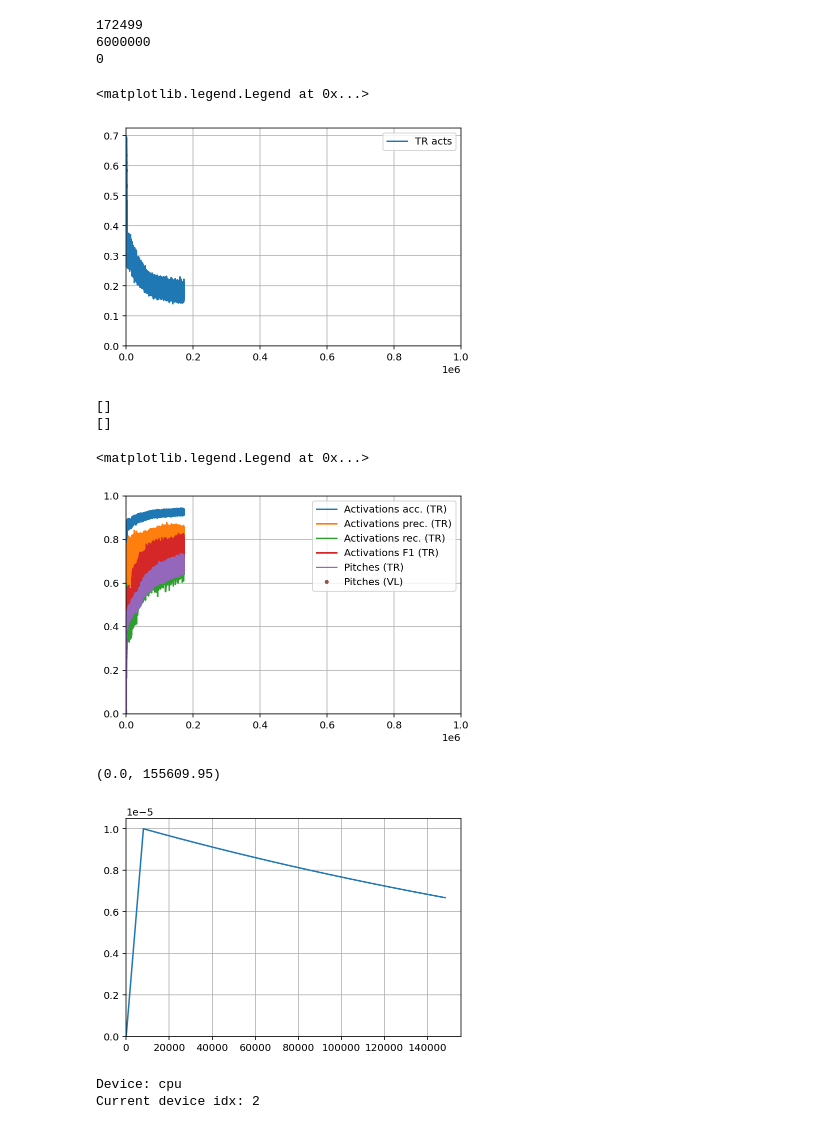
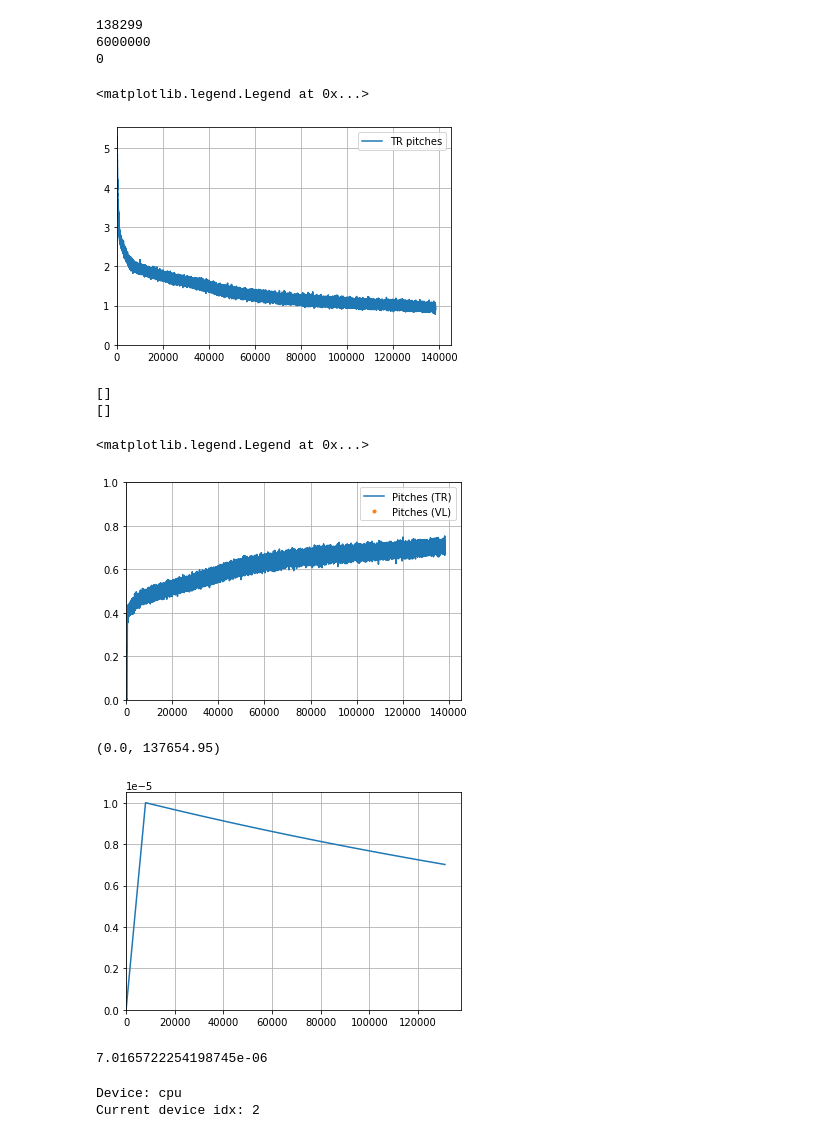
Before and after one commit to EmanueleCosenza/polyphemus, a Jupyter notebook: plot.ipynb, the cells around one changed output. Drawn from its saved outputs; the diff is of its cells as text; code cells hidden in the pictures.

```diff
--- a/plot.ipynb
+++ b/plot.ipynb
@@ -4,14 +4,14 @@ from matplotlib import pyplot as plt
 
 #checkpoint = torch.load('models/just_pitches_no_drums_warmup2')
 #checkpoint = torch.load('models/multibar/checkpoint', map_location='cpu')
-checkpoint = torch.load('models/2barsACTS/checkpoint', map_location='cpu')
+checkpoint = torch.load('models/2bars512/checkpoint', map_location='cpu')
 # %%
 tr_losses = checkpoint['tr_losses']
 print(checkpoint['tot_batches'])
 
 #plt.plot(range(1, len(tr_losses['tot'])+1), tr_losses['tot'], label='TR loss')
-plt.plot(range(1, len(tr_losses['acts'])+1), tr_losses['acts'], label='TR acts')
-#plt.plot(range(1, len(tr_losses['pitches'])+1), tr_losses['pitches'], label='TR pitches')
+#plt.plot(range(1, len(tr_losses['acts'])+1), tr_losses['acts'], label='TR acts')
+plt.plot(range(1, len(tr_losses['pitches'])+1), tr_losses['pitches'], label='TR pitches')
 #plt.plot(range(1, len(tr_losses['dur'])+1), tr_losses['dur'], label='TR dur')
 #plt.plot(range(1, len(tr_losses['kld'])+1), tr_losses['kld'], label='TR kld')
 
@@ -29,45 +29,45 @@ print(len(val_losses['tot']))
 plt.grid()
 plt.ylim(0)
 plt.xlim(0)
-#plt.ylim(0, 3)
-plt.xlim(0, 1000000)
+#plt.ylim(0, 1)
+#plt.xlim(0, 1000000)
 plt.legend()
 # %% [output]
-172499
+138299
 6000000
 0
 <matplotlib.legend.Legend at 0x...>
-[figure, old version]
+[figure, new version]
 # %%
 tr_accs = checkpoint['tr_accuracies']
-plt.plot(range(1, len(tr_accs['acts_acc'])+1), tr_accs['acts_acc'], label='Activations acc. (TR)')
-plt.plot(range(1, len(tr_accs['acts_precision'])+1), tr_accs['acts_precision'], label='Activations prec. (TR)')
-plt.plot(range(1, len(tr_accs['acts_recall'])+1), tr_accs['acts_recall'], label='Activations rec. (TR)')
-plt.plot(range(1, len(tr_accs['acts_f1'])+1), tr_accs['acts_f1'], label='Activations F1 (TR)')
+#plt.plot(range(1, len(tr_accs['acts_acc'])+1), tr_accs['acts_acc'], label='Activations acc. (TR)')
+#plt.plot(range(1, len(tr_accs['acts_precision'])+1), tr_accs['acts_precision'], label='Activations prec. (TR)')
+#plt.plot(range(1, len(tr_accs['acts_recall'])+1), tr_accs['acts_recall'], label='Activations rec. (TR)')
+#plt.plot(range(1, len(tr_accs['acts_f1'])+1), tr_accs['acts_f1'], label='Activations F1 (TR)')
 plt.plot(range(1, len(tr_accs['pitches'])+1), tr_accs['pitches'], label='Pitches (TR)')
 #plt.plot(range(1, len(tr_accs['dur'])+1), tr_accs['dur'], label='Durations (TR)')
 #plt.plot(range(1, len(tr_accs['notes'])+1), tr_accs['notes'], label='Notes (TR)')
 
 val_accs = checkpoint['val_accuracies']
 #plt.plot(range(1+eval_every, len(tr_accs['acts_acc'])+1, eval_every), val_accs['acts_acc'], label='Activations (VL)')
 #plt.plot(range(1+eval_every, len(tr_accs['acts_precision'])+1, eval_every), val_accs['acts_precision'], label='Activations (VL)')
 plt.plot(range(1+eval_every, len(tr_accs['pitches'])+1, eval_every), val_accs['pitches'], '.', label='Pitches (VL)')
 #plt.plot(range(1+eval_every, len(tr_accs['dur'])+1, eval_every), val_accs['dur'], label='Durations (VL)')
 #plt.plot(range(1+eval_every, len(tr_accs['notes'])+1, eval_every), val_accs['notes'], label='Notes (VL)')
 print(val_accs['pitches'])
 print(val_accs['dur'])
 
 
 plt.grid()
 plt.xlim(0)
 plt.ylim(0, 1)
-plt.xlim(0, 1000000)
+#plt.xlim(0, 1000000)
 plt.legend()
 # %% [output]
 []
 []
 <matplotlib.legend.Legend at 0x...>
-[figure, old version]
+[figure, new version]
 # %%
 lrs = checkpoint['lrs']
 plt.plot(range(1, len(lrs)+1), lrs, label='Lr')
@@ -75,10 +75,12 @@ plt.grid()
 plt.ylim(0)
 plt.xlim(0)
 # %% [output]
-(0.0, 155609.95)
+(0.0, 137654.95)
-[figure, old version]
+[figure, new version]
 # %%
 lrs[-1]
+# %% [output]
+7.0165722254198745e-06
 # %%
 val_accs = checkpoint['val_accuracies']
 val_accs['notes'][-10:]
```
Also changed, not shown: parts of 8 cells of this notebook, 1 other file.
